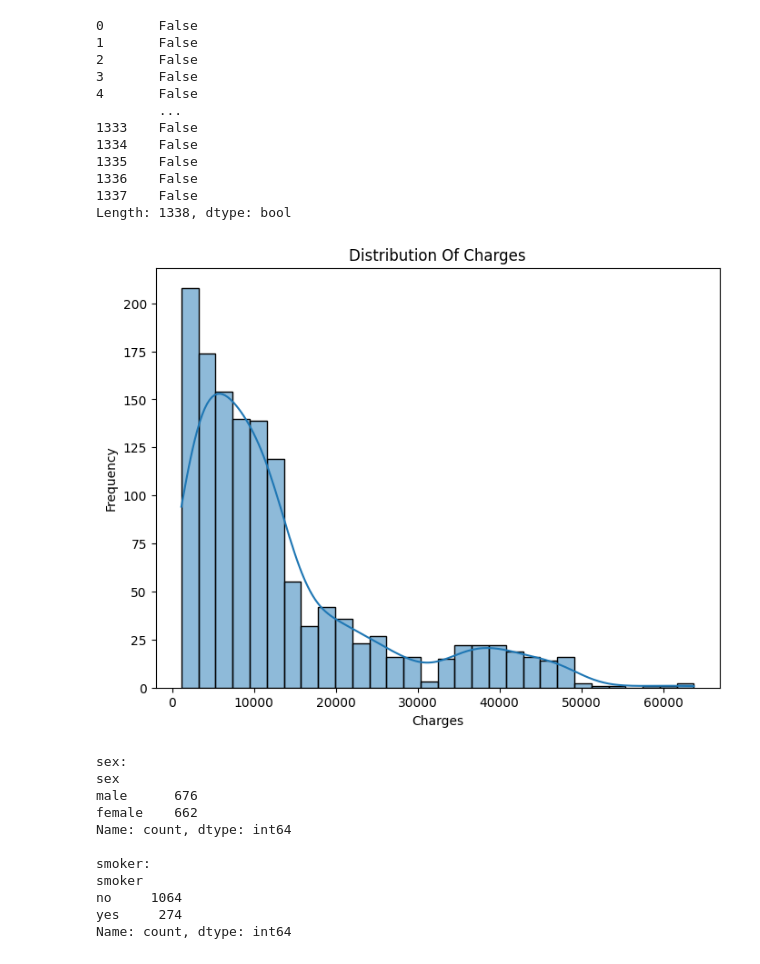
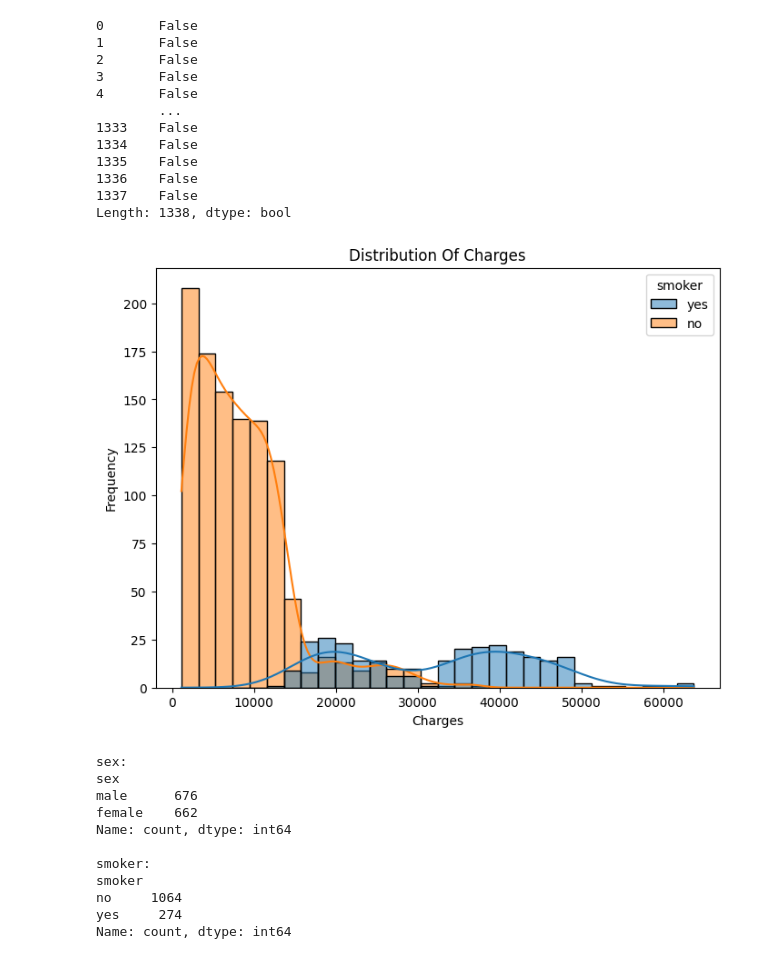
Before and after one commit to Bil115/Predicting_Insurance_Charges, a Jupyter notebook: Insurance_Charges.ipynb, the cells around one changed output. Saved outputs shown, nothing was run; the diff lists cells and outputs as text; code cells hidden in the pictures.

```diff
--- a/Insurance_Charges.ipynb
+++ b/Insurance_Charges.ipynb
@@ -33,7 +33,7 @@ LOADING THE DATASET
 # %%
 # Load the dataset
 import pandas as pd
-file_path = "C:/Users/Admin/Desktop/Insurance_Charges_Prediction/insurance.xlsx"
+file_path = "C:/Users/Admin/Desktop/ml_project/Insurance_Charges_Prediction/insurance.xlsx"
 insurance_df = pd.read_excel(file_path)
 insurance_df
 # %% [output]
@@ -125,14 +125,14 @@ Length: 1338, dtype: bool
 # %%
 #Explore the Target Variable (charges)
 import matplotlib.pyplot as plt
 import seaborn as sns
 #Distribution of insurance charges
 plt.figure(figsize=(8,6))
-sns.histplot(insurance_df['charges'],kde=True)
+sns.histplot(insurance_df,x='charges',hue='smoker',bins=30,kde=True)
 plt.title('Distribution Of Charges')
 plt.xlabel('Charges')
 plt.ylabel('Frequency')
 plt.show()
 # %% [output]
-[figure, old version]
+[figure, new version]
 # %%
```
Also changed, not shown: parts of 58 cells of this notebook, 3 other files.
